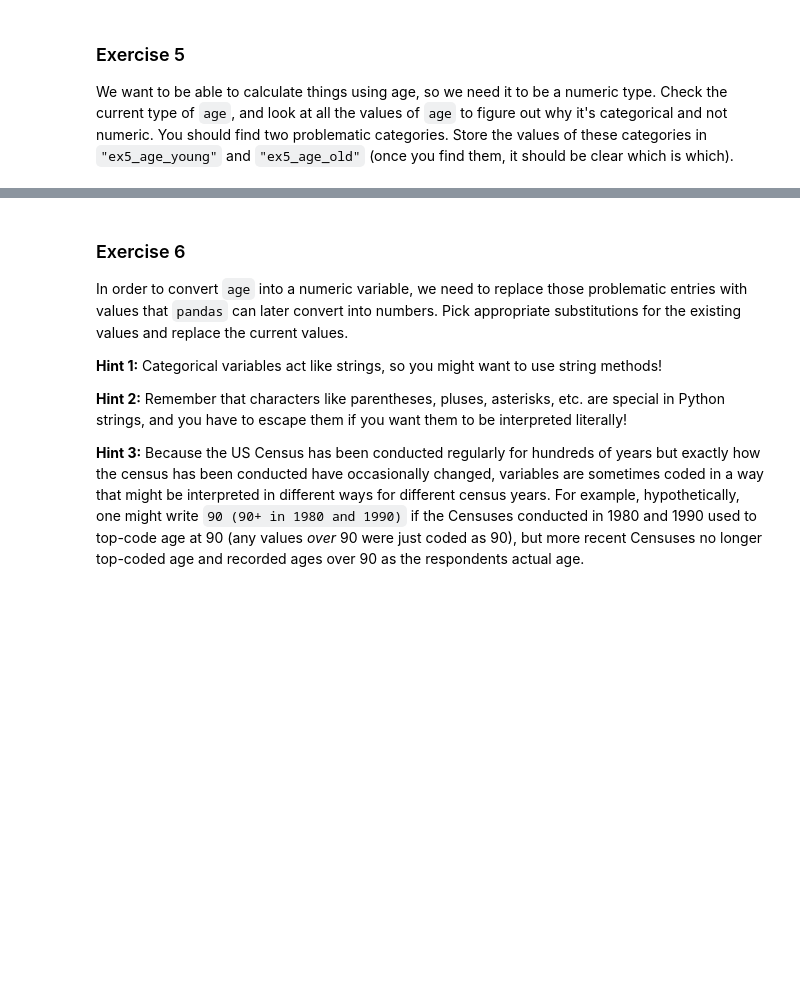
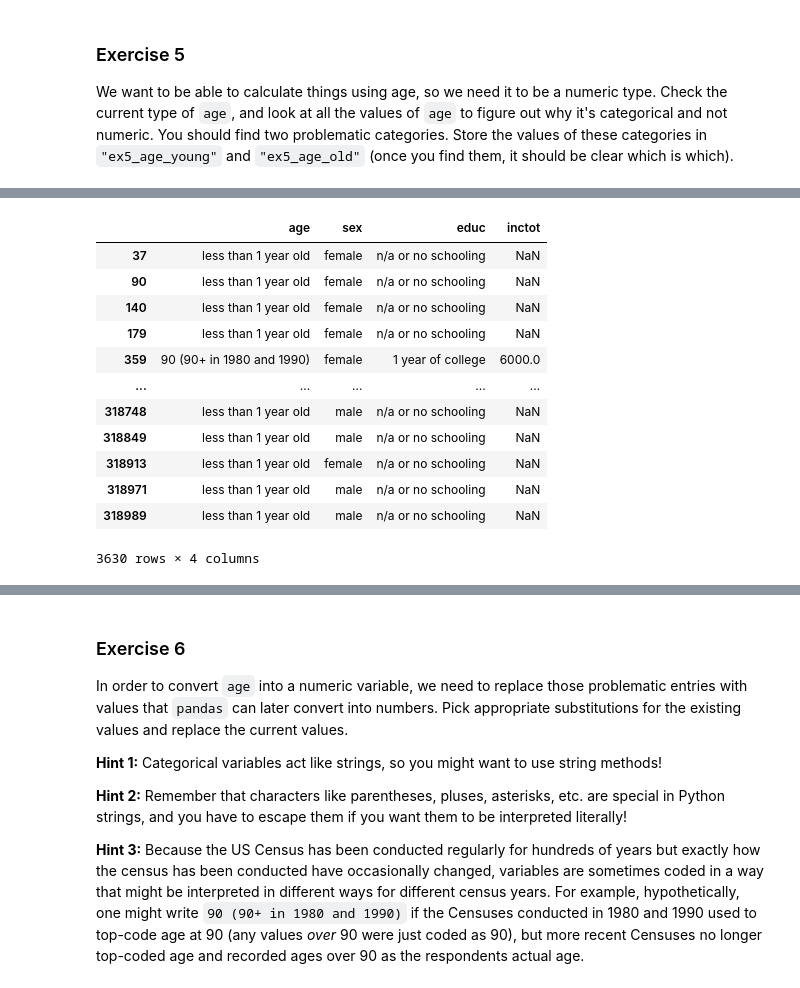
Before and after one commit to Gechyb/PDS-SEPT-30-Oge-Tea, a Jupyter notebook: exercise_cleaning.ipynb, the cells around one changed output, grey strips where cells are left out. Drawn from its saved outputs; the diff is of its cells as text; code cells hidden in the pictures; blank space fills up the shorter version.

```diff
--- a/exercise_cleaning.ipynb
+++ b/exercise_cleaning.ipynb
@@ -83,0 +101,16 @@ We want to be able to calculate things using age, so we need it to be a numeric
+# %%
+acs2.loc[~acs2["age"].str.isnumeric()]
+# %% [output]
+|  | age | sex | educ | inctot |
+| 37 | less than 1 year old | female | n/a or no schooling | NaN |
+| 90 | less than 1 year old | female | n/a or no schooling | NaN |
+| 140 | less than 1 year old | female | n/a or no schooling | NaN |
+| 179 | less than 1 year old | female | n/a or no schooling | NaN |
+| 359 | 90 (90+ in 1980 and 1990) | female | 1 year of college | 6000.0 |
+| ... | ... | ... | ... | ... |
+| 318748 | less than 1 year old | male | n/a or no schooling | NaN |
+| 318849 | less than 1 year old | male | n/a or no schooling | NaN |
+| 318913 | less than 1 year old | female | n/a or no schooling | NaN |
+| 318971 | less than 1 year old | male | n/a or no schooling | NaN |
+| 318989 | less than 1 year old | male | n/a or no schooling | NaN |
+3630 rows × 4 columns
```
Also changed, not shown: parts of 7 cells of this notebook.
